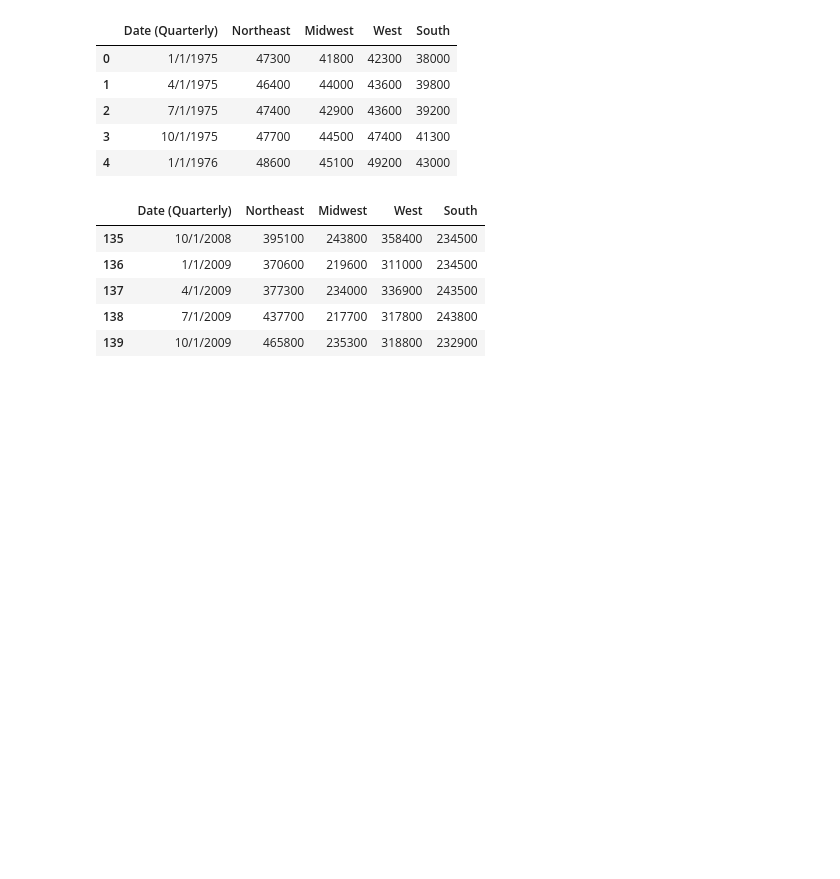
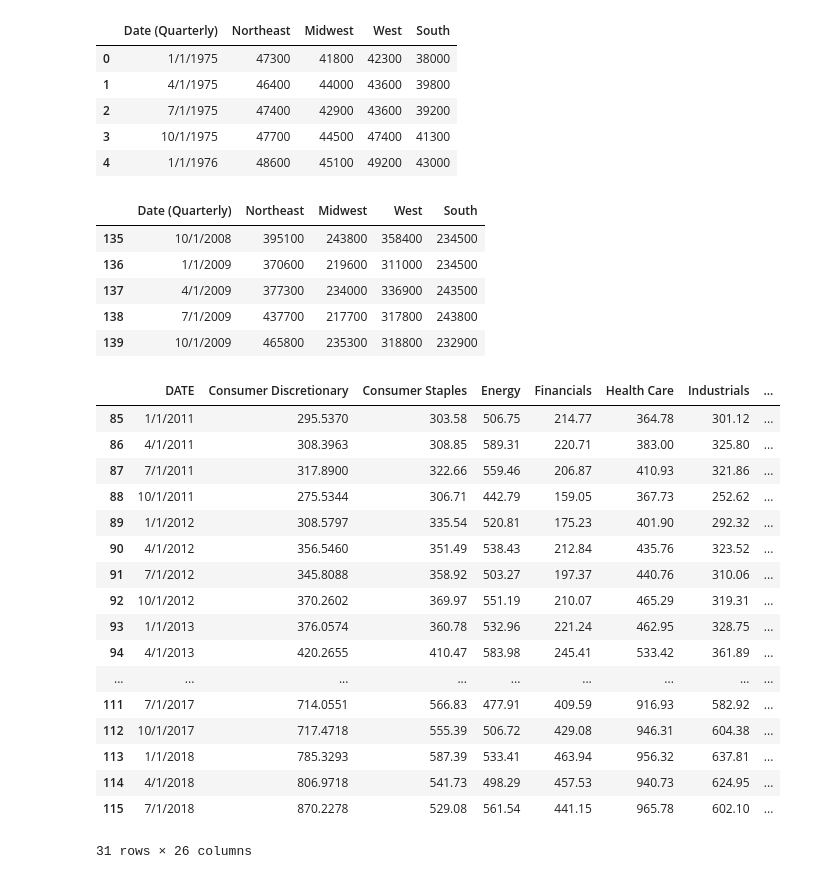
Before and after one commit to tmcbeth/Project-1---Group-3, a Jupyter notebook: Data Cleaning Folder/Data Cleaning File.ipynb, the cells around one changed output. Saved outputs shown, nothing was run; the diff lists cells and outputs as text; code cells hidden in the pictures; blank space fills up the shorter version.

```diff
--- a/Data Cleaning Folder/Data Cleaning File.ipynb
+++ b/Data Cleaning Folder/Data Cleaning File.ipynb
@@ -392,3 +388,80 @@ regional_10yr.head()
 | 137 | 4/1/2009 | 377300 | 234000 | 336900 | 243500 |
 | 138 | 7/1/2009 | 437700 | 217700 | 317800 | 243800 |
 | 139 | 10/1/2009 | 465800 | 235300 | 318800 | 232900 |
+# %%
+%matplotlib inline
+from matplotlib import pyplot as plt
+import pandas as pd
+import numpy as np
+import datetime as dt
+from scipy.stats import linregress
+
+# File to Load
+housing_data_to_load = "Housing prices for US.csv"
+index_data_to_load = "SPX_Prices_30yr_CombinedSectors_ModifDates3.csv"
+
+# Read the files
+housing_data = pd.read_csv(housing_data_to_load)
+index_data = pd.read_csv(index_data_to_load)
+
+# Combine the data into a single dataset
+combined_data = pd.merge(index_data, housing_data, on="DATE")
+
+mspus_change = combined_data["MSPUS"].pct_change(periods=1, fill_method='pad', limit=None, freq=None)
+combined_data["RE Change"] = mspus_change - mspus_change.mean()
+
+spx_change = combined_data["All"].pct_change(periods=1, fill_method='pad', limit=None, freq=None)
+combined_data["SPX Change"] = spx_change - spx_change.mean()
+
+#index breakout
+condisc_change = combined_data["Consumer Discretionary"].pct_change(periods=1, fill_method='pad', limit=None, freq=None)
+combined_data["Consumer Discretionary Change"] = condisc_change - spx_change
+
+constpl_change = combined_data["Consumer Staples"].pct_change(periods=1, fill_method='pad', limit=None, freq=None)
+combined_data["Consumer Staples Change"] = condisc_change - spx_change
+
+engy_change = combined_data["Energy"].pct_change(periods=1, fill_method='pad', limit=None, freq=None)
+combined_data["Energy Change"] = engy_change - spx_change
+
+fin_change = combined_data["Financials"].pct_change(periods=1, fill_method='pad', limit=None, freq=None)
+combined_data["Financials Change"] = fin_change - spx_change
+
+hcare_change = combined_data["Health Care"].pct_change(periods=1, fill_method='pad', limit=None, freq=None)
+combined_data["Health Care Change"] = hcare_change - spx_change
+
+indu_change = combined_data["Industrials"].pct_change(periods=1, fill_method='pad', limit=None, freq=None)
+combined_data["Industrials Change"] = indu_change - spx_change
+
+infotech_change = combined_data["Information Technology"].pct_change(periods=1, fill_method='pad', limit=None, freq=None)
+combined_data["Information Technology Change"] = infotech_change - spx_change
+
+mat_change = combined_data["Materials"].pct_change(periods=1, fill_method='pad', limit=None, freq=None)
+combined_data["Materials Change"] = mat_change - spx_change
+
+comm_change = combined_data["Communication Services"].pct_change(periods=1, fill_method='pad', limit=None, freq=None)
+combined_data["Communication Services Change"] = comm_change - spx_change
+
+util_change = combined_data["Utilities"].pct_change(periods=1, fill_method='pad', limit=None, freq=None)
+combined_data["Utilities Change"] = util_change - spx_change
+
+window = combined_data.iloc[85:175]
+window
+# %% [output]
+|  | DATE | Consumer Discretionary | Consumer Staples | Energy | Financials | Health Care | Industrials | ... |
+| 85 | 1/1/2011 | 295.5370 | 303.58 | 506.75 | 214.77 | 364.78 | 301.12 | ... |
+| 86 | 4/1/2011 | 308.3963 | 308.85 | 589.31 | 220.71 | 383.00 | 325.80 | ... |
+| 87 | 7/1/2011 | 317.8900 | 322.66 | 559.46 | 206.87 | 410.93 | 321.86 | ... |
+| 88 | 10/1/2011 | 275.5344 | 306.71 | 442.79 | 159.05 | 367.73 | 252.62 | ... |
+| 89 | 1/1/2012 | 308.5797 | 335.54 | 520.81 | 175.23 | 401.90 | 292.32 | ... |
+| 90 | 4/1/2012 | 356.5460 | 351.49 | 538.43 | 212.84 | 435.76 | 323.52 | ... |
+| 91 | 7/1/2012 | 345.8088 | 358.92 | 503.27 | 197.37 | 440.76 | 310.06 | ... |
+| 92 | 10/1/2012 | 370.2602 | 369.97 | 551.19 | 210.07 | 465.29 | 319.31 | ... |
+| 93 | 1/1/2013 | 376.0574 | 360.78 | 532.96 | 221.24 | 462.95 | 328.75 | ... |
+| 94 | 4/1/2013 | 420.2655 | 410.47 | 583.98 | 245.41 | 533.42 | 361.89 | ... |
+| ... | ... | ... | ... | ... | ... | ... | ... | ... |
+| 111 | 7/1/2017 | 714.0551 | 566.83 | 477.91 | 409.59 | 916.93 | 582.92 | ... |
+| 112 | 10/1/2017 | 717.4718 | 555.39 | 506.72 | 429.08 | 946.31 | 604.38 | ... |
+| 113 | 1/1/2018 | 785.3293 | 587.39 | 533.41 | 463.94 | 956.32 | 637.81 | ... |
+| 114 | 4/1/2018 | 806.9718 | 541.73 | 498.29 | 457.53 | 940.73 | 624.95 | ... |
+| 115 | 7/1/2018 | 870.2278 | 529.08 | 561.54 | 441.15 | 965.78 | 602.10 | ... |
+31 rows × 26 columns
```
Also changed, not shown: parts of 1 cell of this notebook, 1 other file.
